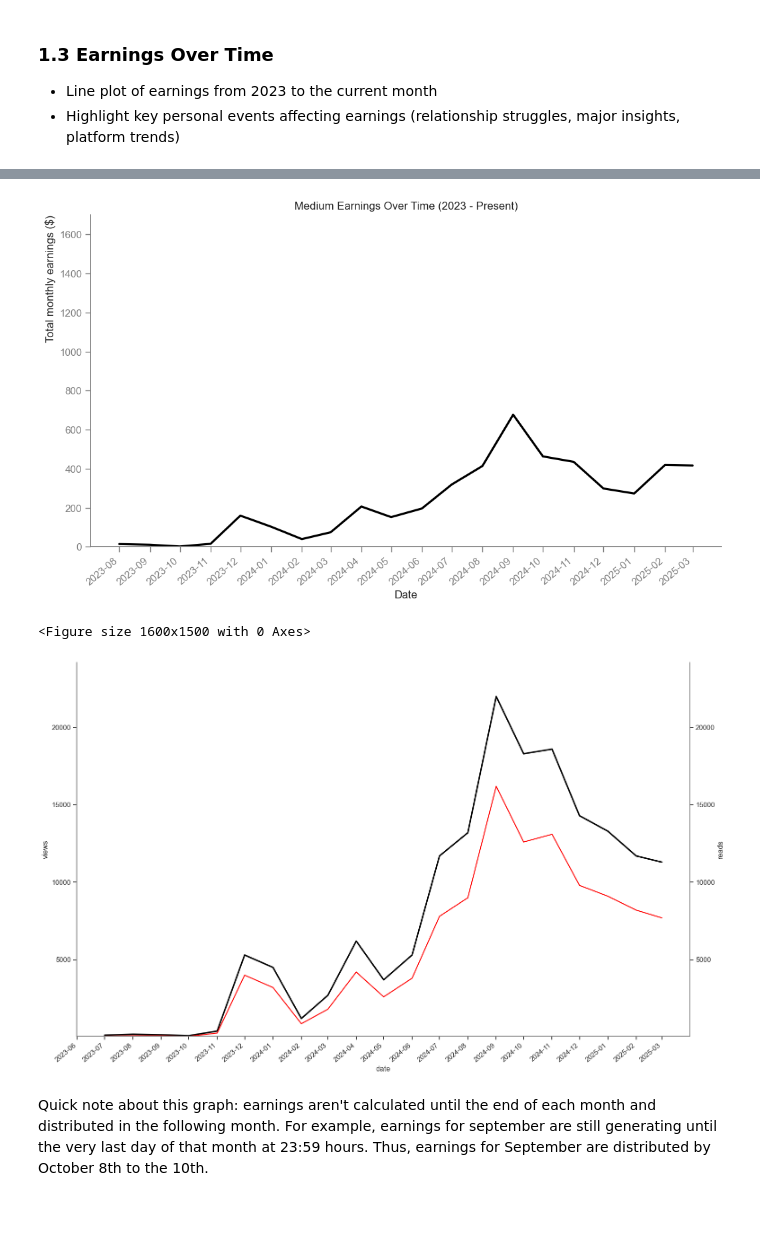
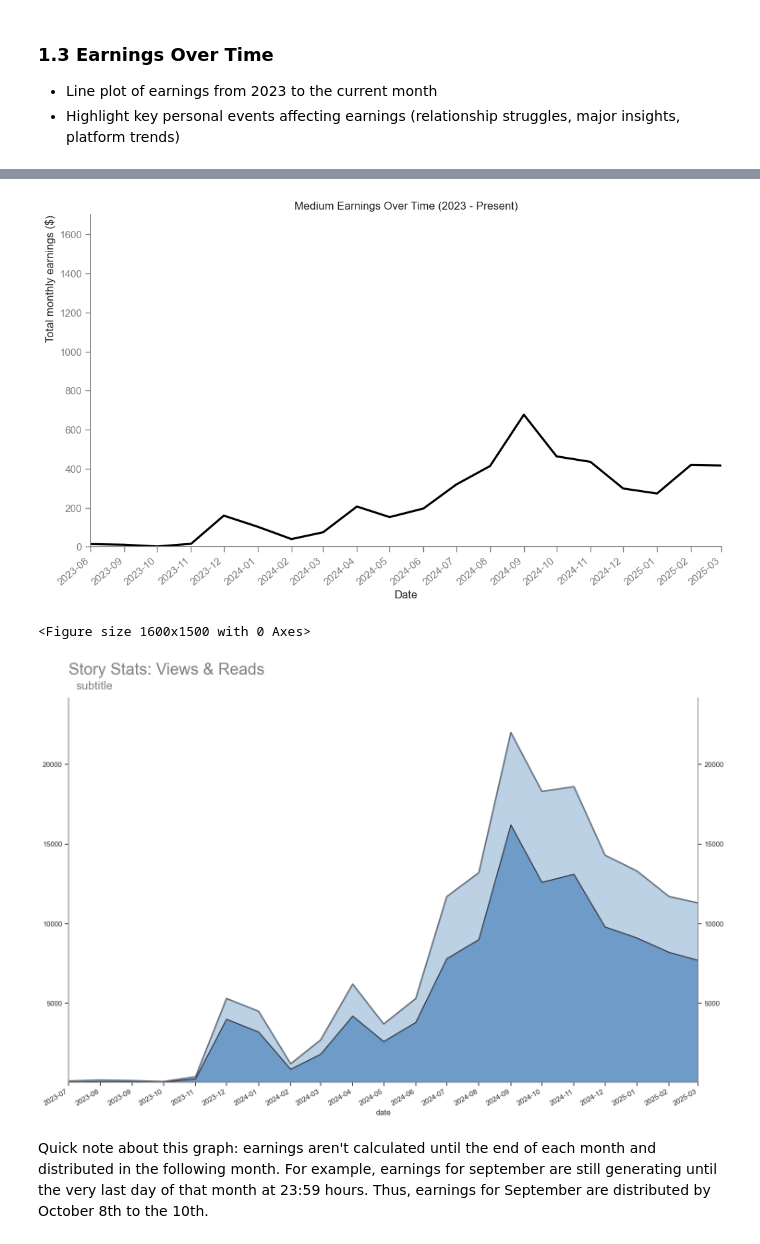
Before and after one commit to paul-trood/medium_earnings, a Jupyter notebook: 02_data_analysis.ipynb, the cells around one changed output, grey strips where cells are left out. Cells and saved outputs as stored; diff of their text form; code cells hidden in the pictures; blank space fills up the shorter version.

Commit message:
created a new column, updated plots, cleaned up some code

```diff
--- a/02_data_analysis.ipynb
+++ b/02_data_analysis.ipynb
@@ -373,7 +407,14 @@ df_plot.head()
 | 4 | 2023 | May | NaN | NaN | NaN | NaN | NaN | NaN | ... |
 # %%
 sns.set_style("ticks")
-g = sns.relplot(data=df_plot, x="date", y="earnings", kind="line", label="Earnings", linewidth = 2.3, color="black")
+g = sns.relplot(
+    data=df_plot,
+    x="date",
+    y="earnings",
+    kind="line",
+    label="Earnings",
+    linewidth = 2.3,
+    color="black")
 
 # Get the axis
 ax = g.ax
@@ -406,19 +447,31 @@ plt.title("Medium Earnings Over Time (2023 - Present)")
 plt.xlabel("Date")
 plt.ylabel("Total monthly earnings ($)", loc="top")
 
+
+# Removes beginning and trailing whitespace
+ax.margins(x=0)
+
 plt.figure(figsize=(16, 15))
 
 plt.show()
 # %% [output]
-[figure, old version]
+[figure, new version]
 <Figure size 1600x1500 with 0 Axes>
 # %%
 
 # Make sure data is sorted by date (important for time series)
 df_plot = df_plot.sort_values(by='date')
 
-# Create the relplot
-g = sns.relplot(data=df_plot, x="date", y="views", kind="line", label="Views", linewidth=2.3, color="black")
+# Create the relplot (VIEWS)
+g = sns.relplot(
+    data=df_plot,
+    x="date",
+    y="views",
+    kind="line",
+    label="Views",
+    linewidth=2.3,
+    color="#6a6766"
+    )
 
 # Set figure size after plot creation
 g.figure.set_size_inches(18, 10)
@@ -431,7 +484,7 @@ ax.xaxis.set_major_locator(mdates.MonthLocator())  # Display every month
 ax.xaxis.set_major_formatter(mdates.DateFormatter('%Y-%m'))  # Format as "YYYY-MM"
 
 # Rotate x-axis labels for readability
-plt.xticks(rotation=40, ha="right")
+plt.xticks(rotation=30, ha="right")
 
 # Create twin axes for the second y-axis
 ax2 = ax.twinx()
@@ -441,36 +494,63 @@ views_min, views_max = df_plot["views"].min(), df_plot["views"].max()
 reads_min, reads_max = df_plot["reads"].min(), df_plot["reads"].max()
 
 # Set the y-axis limits to match
 y_min = min(views_min, reads_min)
 y_max = max(views_max, reads_max)
 
 # Add a buffer to the y_max to provide space above the highest value
 buffer = (y_max - y_min) * 0.1  # 10% buffer for example
 y_max += buffer
 
 # Apply the same limits to both axes
 ax.set_ylim(y_min, y_max)
 ax2.set_ylim(y_min, y_max)
 
-# Plot the second time series (reads)
-sns.lineplot(data=df_plot, x="date", y="reads", ax=ax2, color='red', errorbar="sd")
+# Plot the second time series (READS)
+sns.lineplot(
+    data=df_plot,
+    x="date",
+    y="reads",
+    ax=ax2,
+    color="#2b2f3b"
+    )
 
 # Remove the top and right spines
 ax.spines["top"].set_visible(False)
 ax.spines["right"].set_visible(False)
 ax2.spines["top"].set_visible(False)
+
+ax2.fill_between(df_plot["date"],  df_plot["views"], alpha=0.4, color = "#5a8ec0")
+
+ax2.fill_between(df_plot["date"],  df_plot["reads"], alpha=0.8, color = "#5a8ec0")
+
 
 # Set color of spines to grey for both axes
 for spine in ax.spines.values():
     spine.set_color("grey")
 
 for spine in ax2.spines.values():
     spine.set_color("grey")
 
+# Removes beginning and trailing whitespace
+ax.margins(x=0)
+
+plt.title("Medium Earnings Over Time (2023 - Present)", loc="left")
+plt.xlabel("Date")
+
+# Label the left y-axis explicitly
+ax.set_ylabel("") # Clear the label for the first y-axis
+
+ax2.set_ylabel("")  # Clear the label for the second y-axis
+
+
+plt.title("Story Stats: Views & Reads", fontsize=25, color = "grey", loc="left", y=1.05)
+plt.suptitle("subtitle", y = 1, x = 0.22, size = 18, color = "grey")
+
+
 # Show the plot
 plt.show()
 # %% [output]
-[figure, old version]
+[figure, new version]
 # %% [markdown]
 Quick note about this graph: earnings aren't calculated until the end of each month and distributed in the following month.
 For example, earnings for september are still generating until the very last day of that month at 23:59 hours.
```
Also changed, not shown: parts of 8 cells of this notebook, 2 other files.
